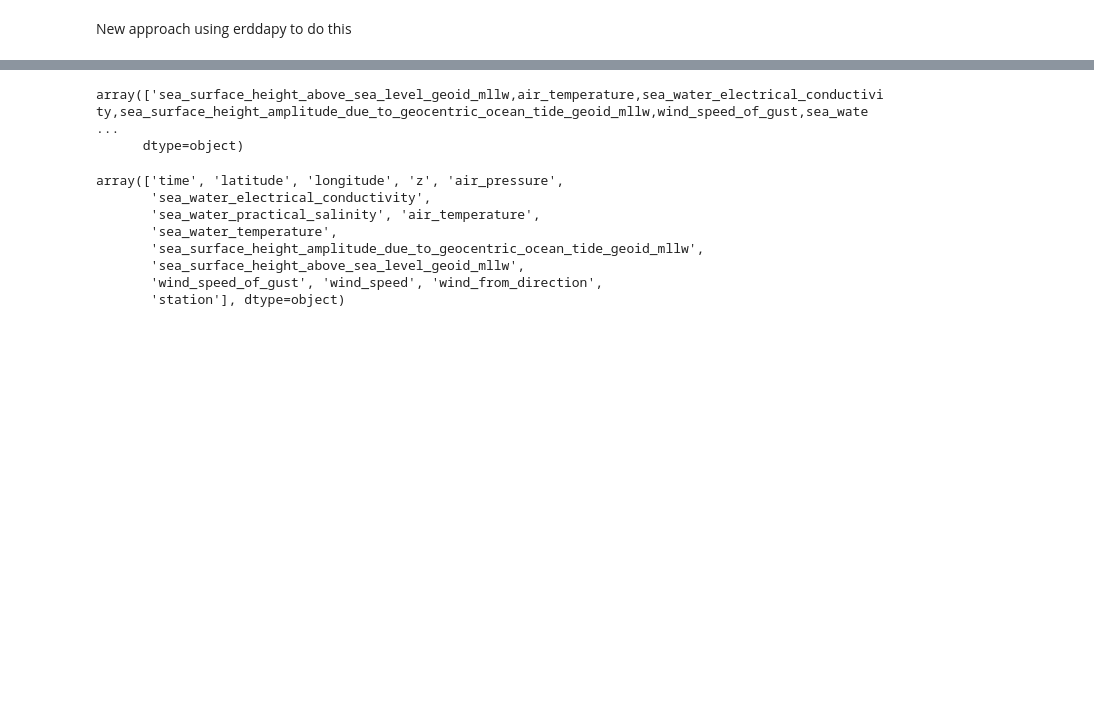
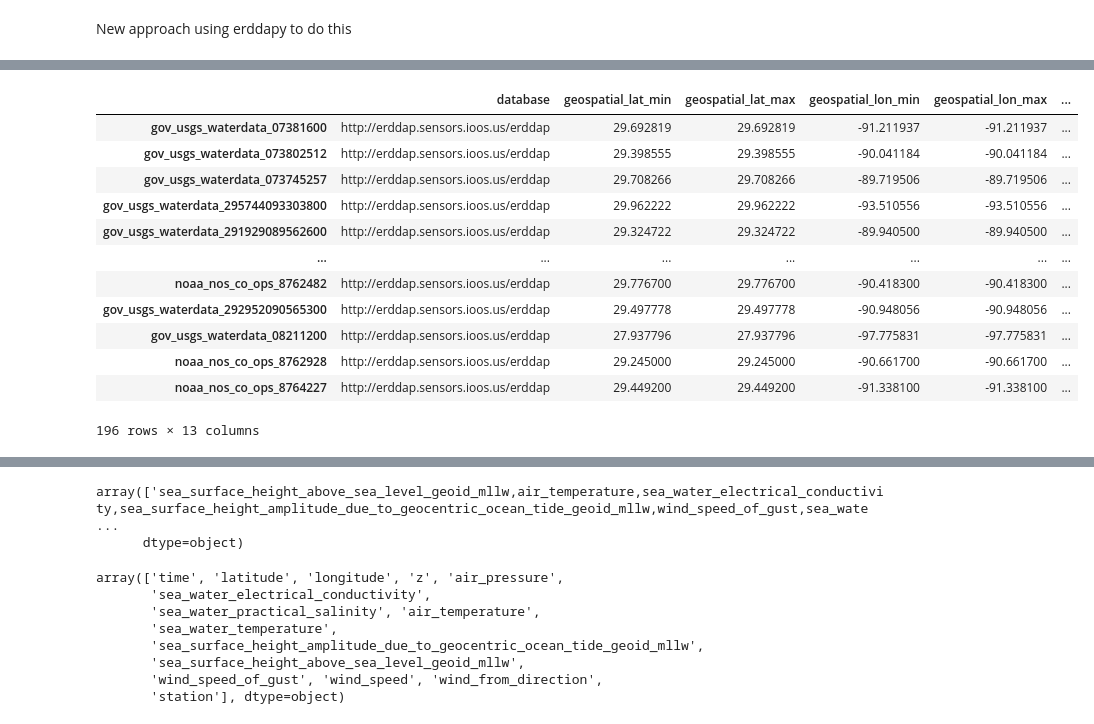
Before and after one commit to kthyng/boems_datasets, a Jupyter notebook: search.ipynb, the cells around one changed output, grey strips where cells are left out. Saved outputs shown, nothing was run; the diff lists cells and outputs as text; code cells hidden in the pictures; blank space fills up the shorter version.

```diff
--- a/search.ipynb
+++ b/search.ipynb
@@ -35,0 +1154,3 @@ kw = {
+# %%
+meta = hfradar(kw, only_meta=True)
+meta
@@ -35,0 +1162,5 @@ kw = {
+# %%
+info_url = e.get_info_url(response="html", dataset_id='ucsdHfrE1')
+info_url
+# info = pd.read_csv(info_url)
+# info
@@ -58,7 +1189,7 @@ Name: Dataset ID, dtype: object
 # decide which datasets to actually use; presumably the highest res?
 # maybe should depend on the model output?
 # %%
-def request(dataset_id):
+def request(dataset_id, standard_names):
 
     # In case the variable is named differently from the standard names,
     # we back out the variable names here for each dataset. This also only
@@ -84,7 +1215,7 @@ def request(dataset_id):
 
 num_cores = multiprocessing.cpu_count()
 downloads = Parallel(n_jobs=num_cores)(
-    delayed(request)(dataset_id) for dataset_id in dataset_ids
+    delayed(request)(dataset_id, standard_names) for dataset_id in dataset_ids
 )
 
 dss = {dataset_id: ds for (dataset_id, ds) in downloads}
@@ -101,0 +1463,5 @@ New approach using erddapy to do this
+# %%
+%%time
+meta = sensors(kw, only_meta=True)
+meta
+# %% [output]
@@ -101,0 +1470,13 @@ New approach using erddapy to do this
+|  | database | geospatial_lat_min | geospatial_lat_max | geospatial_lon_min | geospatial_lon_max | ... |
+| gov_usgs_waterdata_07381600 | http://erddap.sensors.ioos.us/erddap | 29.692819 | 29.692819 | -91.211937 | -91.211937 | ... |
+| gov_usgs_waterdata_073802512 | http://erddap.sensors.ioos.us/erddap | 29.398555 | 29.398555 | -90.041184 | -90.041184 | ... |
+| gov_usgs_waterdata_073745257 | http://erddap.sensors.ioos.us/erddap | 29.708266 | 29.708266 | -89.719506 | -89.719506 | ... |
+| gov_usgs_waterdata_295744093303800 | http://erddap.sensors.ioos.us/erddap | 29.962222 | 29.962222 | -93.510556 | -93.510556 | ... |
+| gov_usgs_waterdata_291929089562600 | http://erddap.sensors.ioos.us/erddap | 29.324722 | 29.324722 | -89.940500 | -89.940500 | ... |
+| ... | ... | ... | ... | ... | ... | ... |
+| noaa_nos_co_ops_8762482 | http://erddap.sensors.ioos.us/erddap | 29.776700 | 29.776700 | -90.418300 | -90.418300 | ... |
+| gov_usgs_waterdata_292952090565300 | http://erddap.sensors.ioos.us/erddap | 29.497778 | 29.497778 | -90.948056 | -90.948056 | ... |
+| gov_usgs_waterdata_08211200 | http://erddap.sensors.ioos.us/erddap | 27.937796 | 27.937796 | -97.775831 | -97.775831 | ... |
+| noaa_nos_co_ops_8762928 | http://erddap.sensors.ioos.us/erddap | 29.245000 | 29.245000 | -90.661700 | -90.661700 | ... |
+| noaa_nos_co_ops_8764227 | http://erddap.sensors.ioos.us/erddap | 29.449200 | 29.449200 | -91.338100 | -91.338100 | ... |
+196 rows × 13 columns
```
Also changed, not shown: parts of 202 cells of this notebook.
